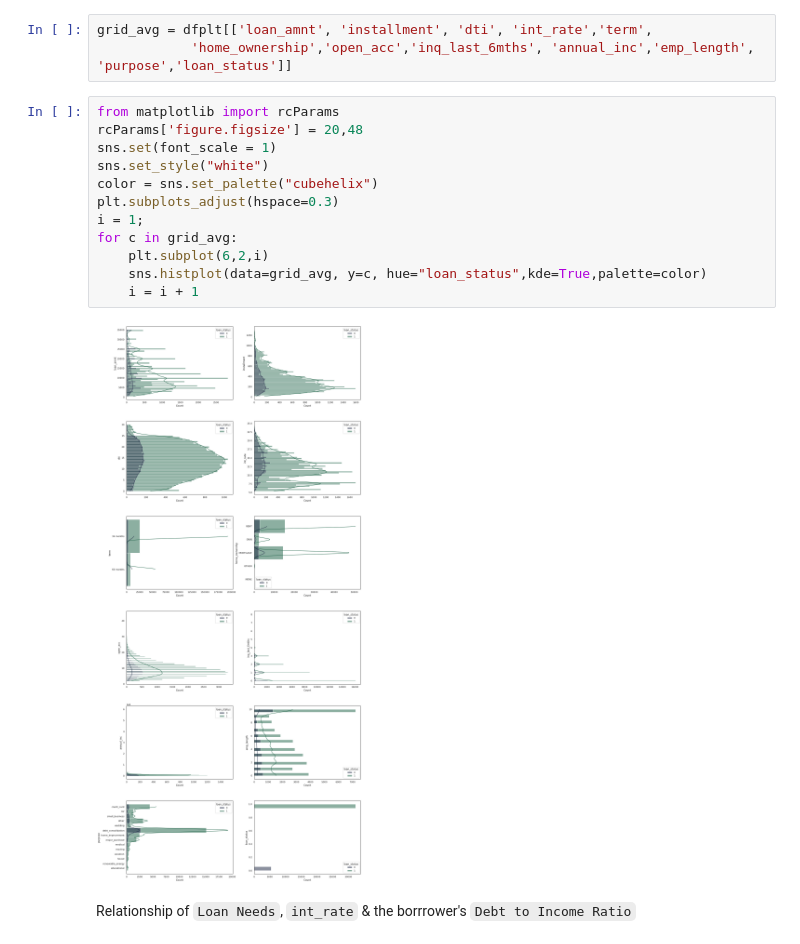
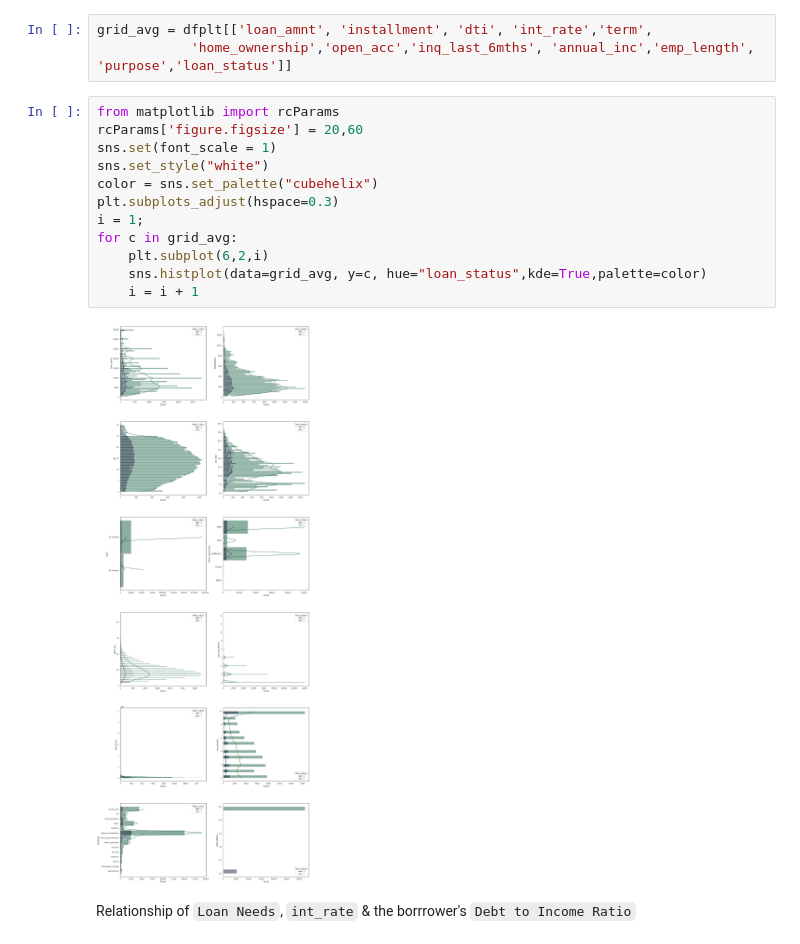
Before and after one commit to kriti-sidram/Credit-Modelling-Using-ML, a Jupyter notebook: Credit_Modelingv2.ipynb, the cells around one changed output. Saved outputs shown, nothing was run; the diff lists cells and outputs as text.

```diff
--- a/Credit_Modelingv2.ipynb
+++ b/Credit_Modelingv2.ipynb
@@ -846,18 +903,18 @@ grid_avg = dfplt[['loan_amnt', 'installment', 'dti', 'int_rate','term',
             'home_ownership','open_acc','inq_last_6mths', 'annual_inc','emp_length', 'purpose','loan_status']]
 # %%
 from matplotlib import rcParams
-rcParams['figure.figsize'] = 20,48
+rcParams['figure.figsize'] = 20,60
 sns.set(font_scale = 1)
 sns.set_style("white")
 color = sns.set_palette("cubehelix")
 plt.subplots_adjust(hspace=0.3)
 i = 1;
 for c in grid_avg:
     plt.subplot(6,2,i)
     sns.histplot(data=grid_avg, y=c, hue="loan_status",kde=True,palette=color)
     i = i + 1
 # %% [output]
-[figure, old version]
+[figure, new version]
 # %% [markdown]
 Relationship of `Loan Needs`, `int_rate` & the borrrower's `Debt to Income Ratio`
 # %%
```
Also changed, not shown: parts of 3 cells of this notebook.
